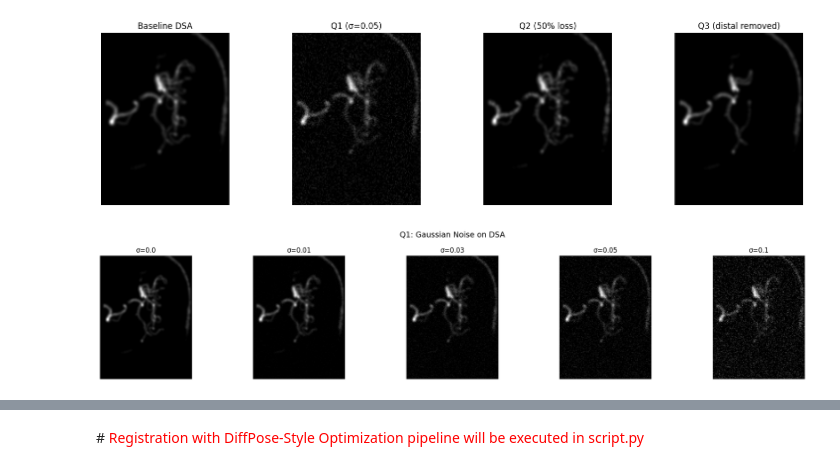
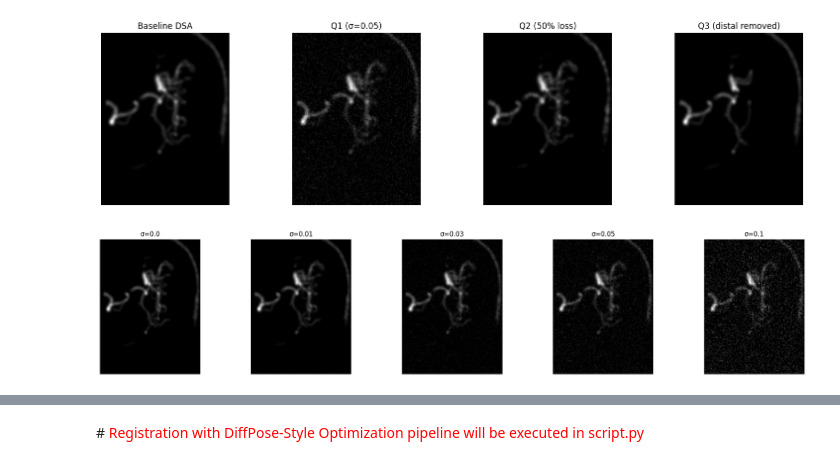
Before and after one commit to CSE291g-MIC-winter-2026/vessel-segmentation-and-registration, a Jupyter notebook: Registration_mTRE_multiscale.ipynb, the cells around one changed output, grey strips where cells are left out. Cells and saved outputs as stored; diff of their text form; code cells hidden in the pictures.

```diff
--- a/Registration_mTRE_multiscale.ipynb
+++ b/Registration_mTRE_multiscale.ipynb
@@ -823,16 +822,15 @@ plt.show()
 # %%
 fig, axes = plt.subplots(1, len(q1_gaussian_dsas), figsize=(4 * len(q1_gaussian_dsas), 4))
 
 if len(q1_gaussian_dsas) == 1:
     axes = [axes]
 
 for ax, (sigma, img) in zip(axes, q1_gaussian_dsas.items()):
     ax.imshow(img, cmap="gray")
     ax.set_title(f"σ={sigma}")
     ax.axis("off")
 
-plt.suptitle("Q1: Gaussian Noise on DSA", fontsize=14)
 plt.tight_layout()
 plt.show()
 # %% [output]
-[figure, old version]
+[figure, new version]
```
Also changed, not shown: parts of 3 cells of this notebook.
